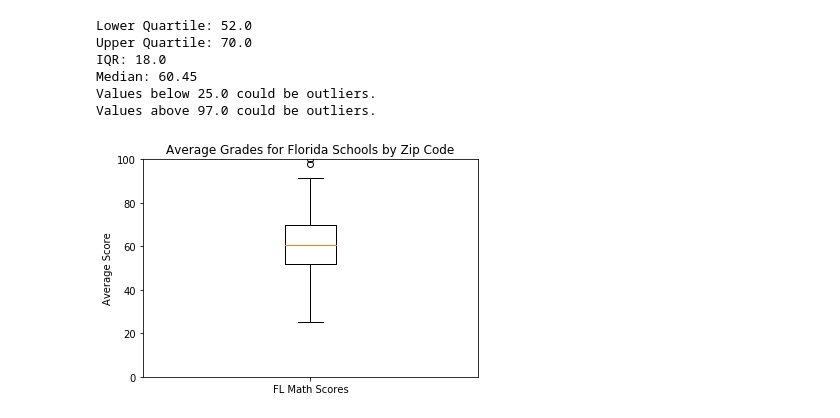
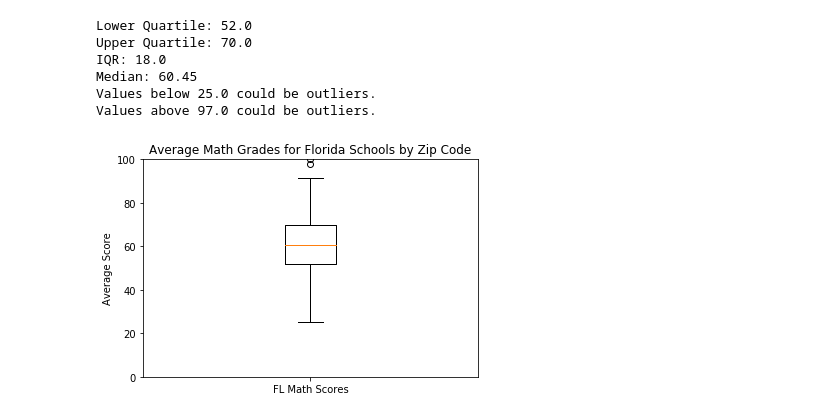
Before and after one commit to nleopard/Florida-Housing-vs-Public-Schools, a Jupyter notebook: Math_Analysis.ipynb, the cells around one changed output. Drawn from its saved outputs; the diff is of its cells as text; code cells hidden in the pictures.

```diff
--- a/Math_Analysis.ipynb
+++ b/Math_Analysis.ipynb
@@ -26,6 +26,11 @@ math_df.head()
 | 3 | 32605 | LITTLEWOOD ELEMENTARY SCHOOL | 61.0 | 407.0 | 58.0 | B | ... |
 | 4 | 32609 | W. A. METCALFE ELEMENTARY SCHOOL | 48.0 | 386.0 | 55.0 | B | ... |
 5 rows × 156 columns
+# %%
+# Create an identical dataframe to math_df with numbers representing letter grades
+scores_df = math_df
+scores_df['Grade 2019'] = scores_df['Grade 2019'].replace(
+    {'A': 5, 'B': 4,'C': 3,'D': 2,'F': 1, 'I': 0 })
 # %%
 # Save summary statistics into variables
 mean = math_df["Mathematics Achievement"].mean()
@@ -45,10 +50,12 @@ Mathematics Achievement Scores
 # %%
 # Group dataframe by zip code
 zip_df = math_df.groupby(["Zip Code"])
+zip_letter_df = scores_df.groupby(["Zip Code"])
 
 # Get the mean and median of grades and housing prices
 grades_mean = zip_df["Mathematics Achievement"].mean()
 grades_median = zip_df["Mathematics Achievement"].median()
+grades_2019 = zip_letter_df["Grade 2019"].mean()
 
 # Convert housing prices to a list and then store averages from that list in a variable
 house_average_list = ['2019-01','2019-02','2019-03','2019-04','2019-05','2019-06','2019-07','2019-08','2019-09','2019-10','2019-11','2019-12']
@@ -61,7 +68,7 @@ zhvi_2019_df["2019 ZHVI Avg"] = zhvi_2019_df.mean(axis=1)
 zhvi_2019 = zhvi_2019_df["2019 ZHVI Avg"]
 
 # Create dataframe from variables
-table_1 = pd.DataFrame({"Avg Math Score": grades_mean, "Median Math Score": grades_median, "Jan. ZHVI Avg": zhvi_01_19, "Dec. ZHVI Avg": zhvi_12_19, "2019 ZHVI Avg": zhvi_2019})
+table_1 = pd.DataFrame({"Avg Math Score": grades_mean, "Median Math Score": grades_median, "Jan. ZHVI Avg": zhvi_01_19, "Dec. ZHVI Avg": zhvi_12_19, "2019 ZHVI Avg": zhvi_2019, "2019 Grade": grades_2019})
 print("2019 Grades and Housing Summary Table")
 table_1
 # %% [output]
@@ -133,11 +141,11 @@ Values above 97.0 could be outliers.
 # %%
 # Generate a box plot
 score_list = ["FL Math Scores"]
 fig1, ax1 = plt.subplots()
 plt.ylim(0, 100)
-ax1.set_title("Average Grades for Florida Schools by Zip Code")
+ax1.set_title("Average Math Grades for Florida Schools by Zip Code")
 ax1.set_ylabel("Average Score")
 plt.boxplot(avg_math_score, labels=score_list)
 plt.show()
 # %% [output]
-[figure, old version]
+[figure, new version]
```
Also changed, not shown: parts of 6 cells of this notebook.
